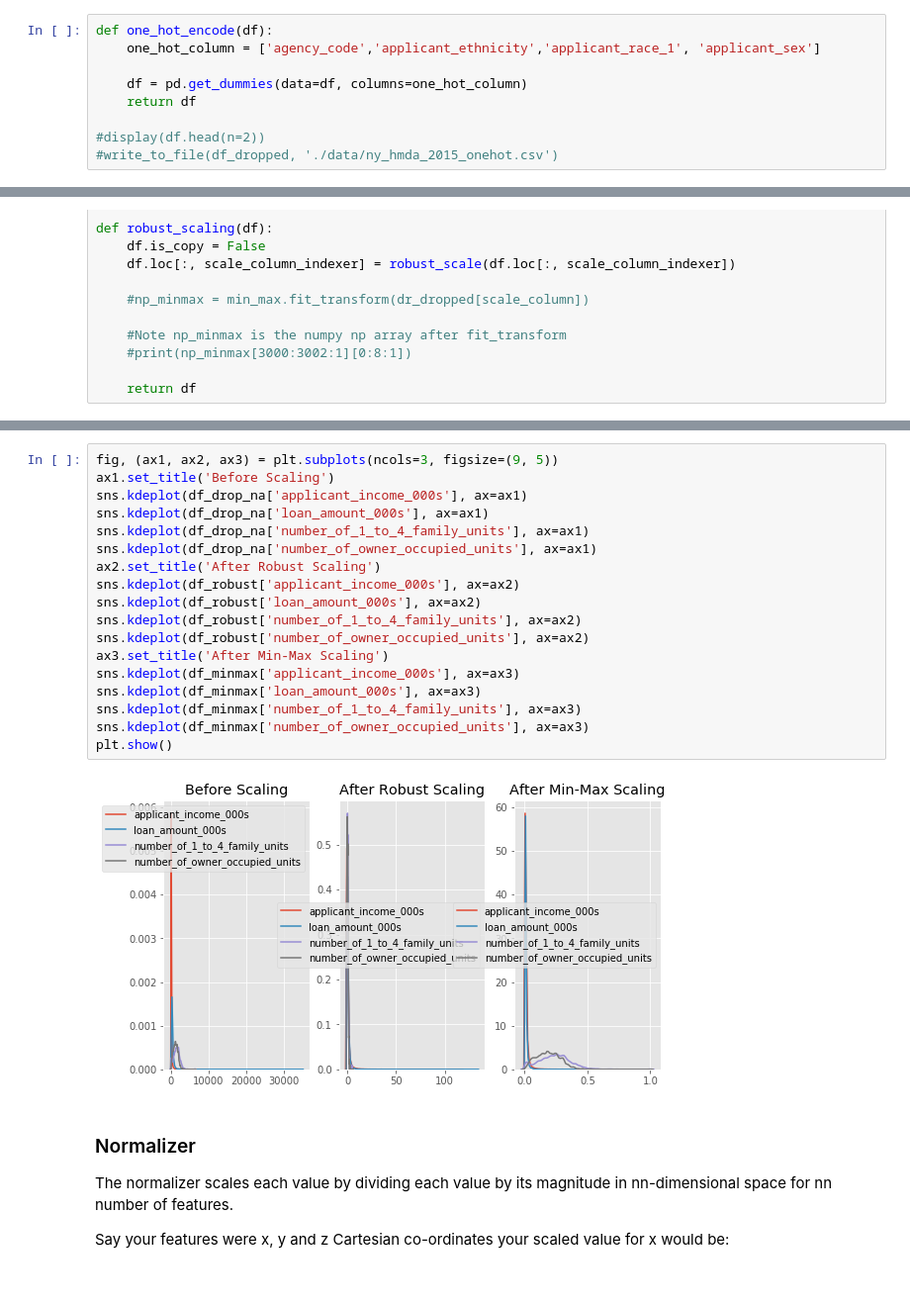
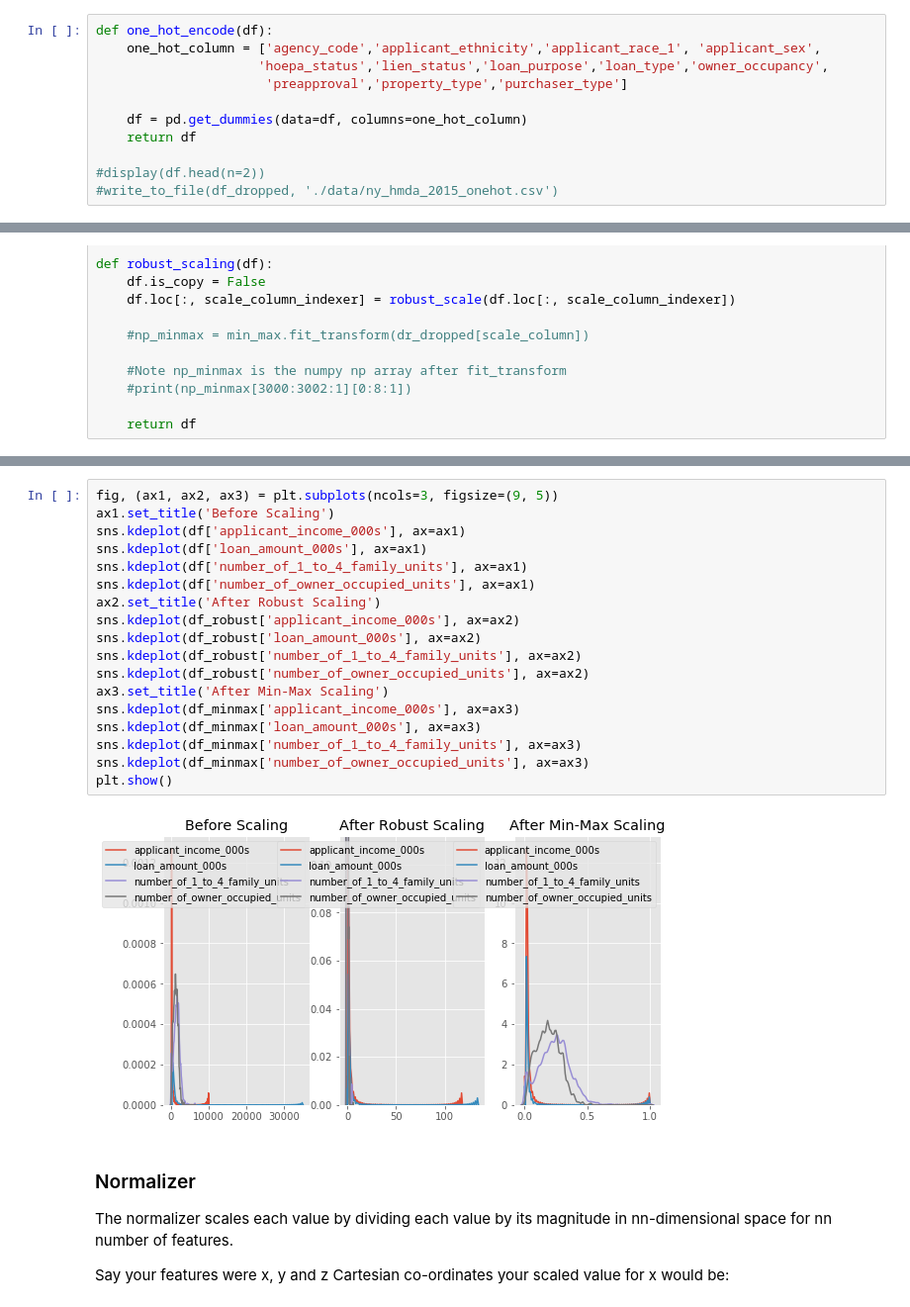
Before and after one commit to melindadevins/ai-loan-analysis, a Jupyter notebook: process_data.ipynb, the cells around one changed output, grey strips where cells are left out. Shown: that part at 99% size. Saved outputs shown, nothing was run; the diff lists cells and outputs as text.

```diff
--- a/process_data.ipynb
+++ b/process_data.ipynb
@@ -599,7 +513,9 @@ One-Hot Encoding transforms each categorical feature with n possible values into
     This encoding is needed for feeding categorical data to many scikit-learn estimators, notably linear models and SVMs with the standard kernels.
 # %%
 def one_hot_encode(df):
-    one_hot_column = ['agency_code','applicant_ethnicity','applicant_race_1', 'applicant_sex']
+    one_hot_column = ['agency_code','applicant_ethnicity','applicant_race_1', 'applicant_sex',
+                     'hoepa_status','lien_status','loan_purpose','loan_type','owner_occupancy',
+                      'preapproval','property_type','purchaser_type']
 
     df = pd.get_dummies(data=df, columns=one_hot_column)
     return df
@@ -749,23 +665,23 @@ write_to_file(df_demo, './data/demo_predict_robust.csv')
 # %%
 fig, (ax1, ax2, ax3) = plt.subplots(ncols=3, figsize=(9, 5))
 ax1.set_title('Before Scaling')
-sns.kdeplot(df_drop_na['applicant_income_000s'], ax=ax1)
-sns.kdeplot(df_drop_na['loan_amount_000s'], ax=ax1)
-sns.kdeplot(df_drop_na['number_of_1_to_4_family_units'], ax=ax1)
-sns.kdeplot(df_drop_na['number_of_owner_occupied_units'], ax=ax1)
+sns.kdeplot(df['applicant_income_000s'], ax=ax1)
+sns.kdeplot(df['loan_amount_000s'], ax=ax1)
+sns.kdeplot(df['number_of_1_to_4_family_units'], ax=ax1)
+sns.kdeplot(df['number_of_owner_occupied_units'], ax=ax1)
 ax2.set_title('After Robust Scaling')
 sns.kdeplot(df_robust['applicant_income_000s'], ax=ax2)
 sns.kdeplot(df_robust['loan_amount_000s'], ax=ax2)
 sns.kdeplot(df_robust['number_of_1_to_4_family_units'], ax=ax2)
 sns.kdeplot(df_robust['number_of_owner_occupied_units'], ax=ax2)
 ax3.set_title('After Min-Max Scaling')
 sns.kdeplot(df_minmax['applicant_income_000s'], ax=ax3)
 sns.kdeplot(df_minmax['loan_amount_000s'], ax=ax3)
 sns.kdeplot(df_minmax['number_of_1_to_4_family_units'], ax=ax3)
 sns.kdeplot(df_minmax['number_of_owner_occupied_units'], ax=ax3)
 plt.show()
 # %% [output]
-[figure, old version]
+[figure, new version]
 # %% [markdown]
 ### Normalizer
 The normalizer scales each value by dividing each value by its magnitude in nn-dimensional space for nn number of features.
```
Also changed, not shown: parts of 13 cells of this notebook, 1 other file.
